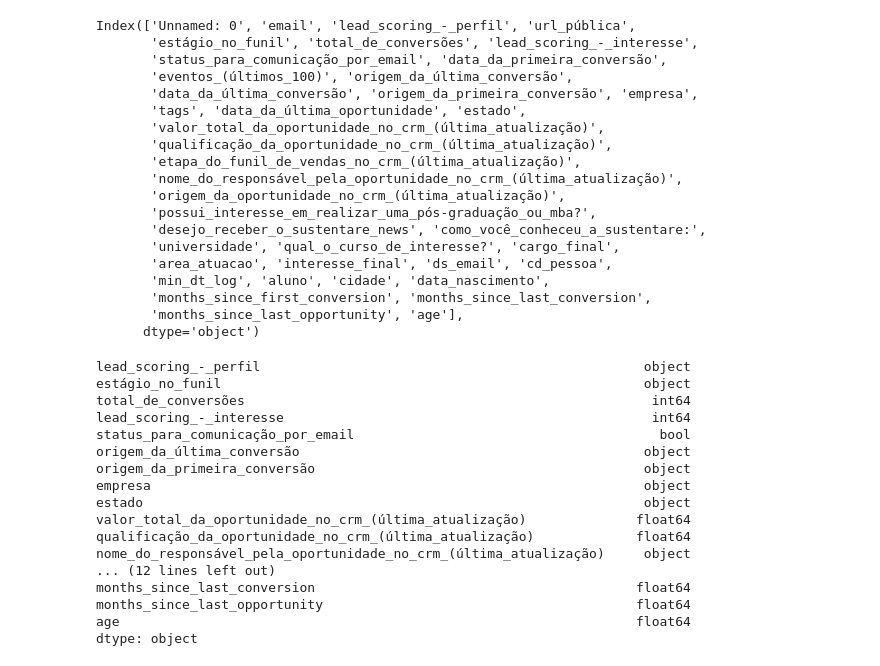
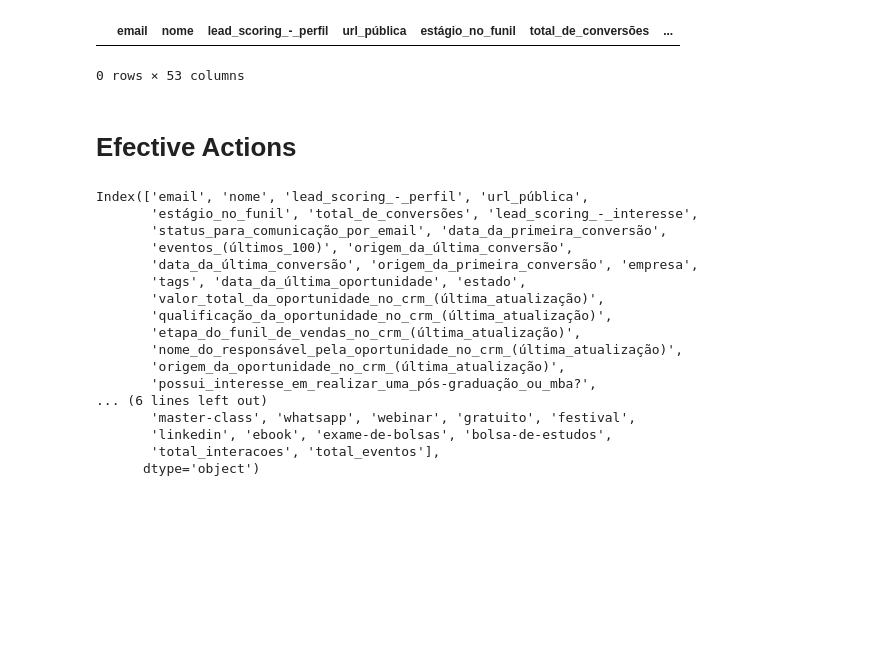
Before and after one commit to anaaristow/sustentare_analytics, a Jupyter notebook: analysis/machine_learning.ipynb, the cells around one changed output. Saved outputs shown, nothing was run; the diff lists cells and outputs as text; code cells hidden in the pictures; blank space fills up the shorter version.

```diff
--- a/analysis/machine_learning.ipynb
+++ b/analysis/machine_learning.ipynb
@@ -8,7 +14,28 @@ perfil = pd.read_csv('../data/clear_perfil_visitor_and_students.csv')
+# %%
+# Convert 'data_da_primeira_conversão' to datetime if it's not already
+df['data_da_primeira_conversão'] = pd.to_datetime(df['data_da_primeira_conversão'])
+
+# Create a boolean mask based on the conditions
+mask = (
+    (df['como_você_conheceu_a_sustentare:'] == 'Mala Direta') &
+    (df['data_da_primeira_conversão'].notnull()) &
+    (df['data_da_primeira_conversão'].dt.year == 2023)
+)
+
+# Apply the mask to get the filtered rows
+filtered_rows = df[mask]
+
+# Display the result
+filtered_rows
+# %% [output]
+|  | email | nome | lead_scoring_-_perfil | url_pública | estágio_no_funil | total_de_conversões | ... |
+0 rows × 53 columns
+# %% [markdown]
+# Efective Actions
 # %%
-perfil.columns
+df.columns
 # %% [output]
-Index(['Unnamed: 0', 'email', 'lead_scoring_-_perfil', 'url_pública',
+Index(['email', 'nome', 'lead_scoring_-_perfil', 'url_pública',
        'estágio_no_funil', 'total_de_conversões', 'lead_scoring_-_interesse',
        'status_para_comunicação_por_email', 'data_da_primeira_conversão',
        'eventos_(últimos_100)', 'origem_da_última_conversão',
@@ -20,10 +47,8 @@ Index(['Unnamed: 0', 'email', 'lead_scoring_-_perfil', 'url_pública',
        'nome_do_responsável_pela_oportunidade_no_crm_(última_atualização)',
        'origem_da_oportunidade_no_crm_(última_atualização)',
        'possui_interesse_em_realizar_uma_pós-graduação_ou_mba?',
-       'desejo_receber_o_sustentare_news', 'como_você_conheceu_a_sustentare:',
-       'universidade', 'qual_o_curso_de_interesse?', 'cargo_final',
-       'area_atuacao', 'interesse_final', 'ds_email', 'cd_pessoa',
-       'min_dt_log', 'aluno', 'cidade', 'data_nascimento',
-       'months_since_first_conversion', 'months_since_last_conversion',
-       'months_since_last_opportunity', 'age'],
+... (6 lines left out)
+       'master-class', 'whatsapp', 'webinar', 'gratuito', 'festival',
+       'linkedin', 'ebook', 'exame-de-bolsas', 'bolsa-de-estudos',
+       'total_interacoes', 'total_eventos'],
       dtype='object')
@@ -39,20 +54,0 @@ df = perfil[['lead_scoring_-_perfil', 'estágio_no_funil', 'total_de_conversões
-# %%
-df.dtypes
-# %% [output]
-lead_scoring_-_perfil                                                 object
-estágio_no_funil                                                      object
-total_de_conversões                                                    int64
-lead_scoring_-_interesse                                               int64
-status_para_comunicação_por_email                                       bool
-origem_da_última_conversão                                            object
-origem_da_primeira_conversão                                          object
-empresa                                                               object
-estado                                                                object
-valor_total_da_oportunidade_no_crm_(última_atualização)              float64
-qualificação_da_oportunidade_no_crm_(última_atualização)             float64
-nome_do_responsável_pela_oportunidade_no_crm_(última_atualização)     object
-... (12 lines left out)
-months_since_last_conversion                                         float64
-months_since_last_opportunity                                        float64
-age                                                                  float64
-dtype: object
```
Also changed, not shown: parts of 22 cells of this notebook, 9 other files.
